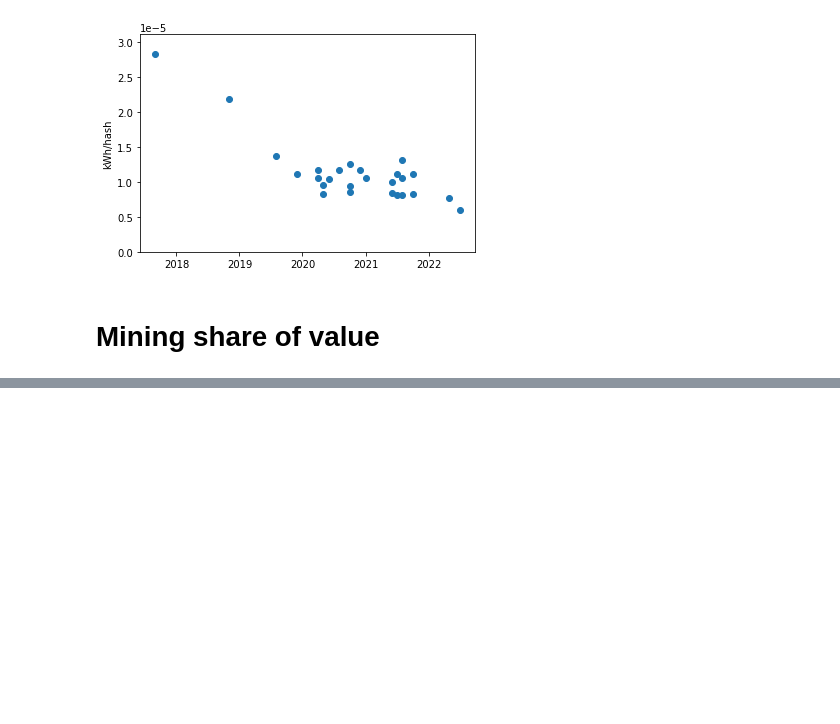
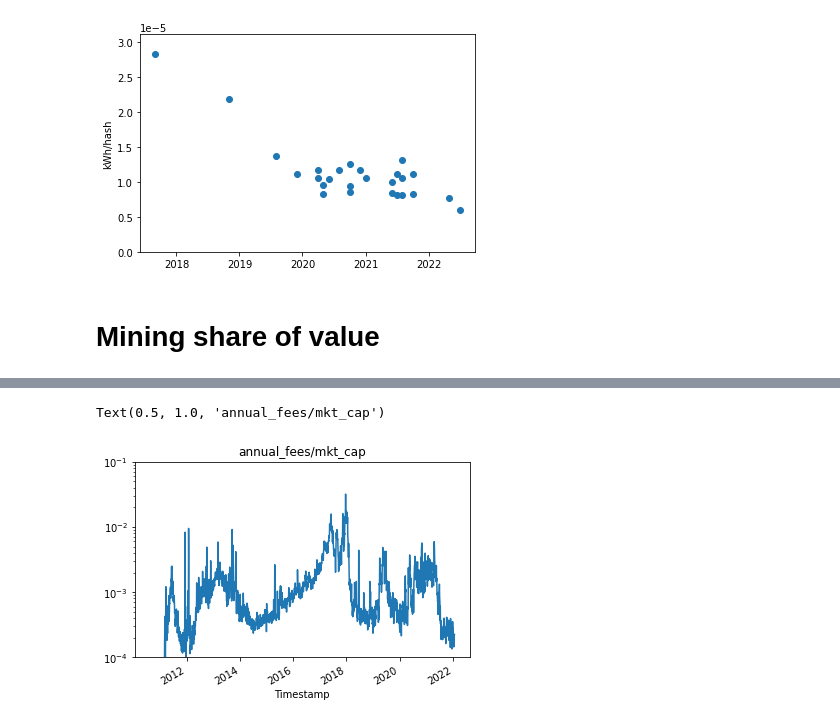
Before and after one commit to QRB-Labs/qrb, a Jupyter notebook: analysis/mining_dynamics.ipynb, the cells around one changed output, grey strips where cells are left out. Saved outputs shown, nothing was run; the diff lists cells and outputs as text; code cells hidden in the pictures; blank space fills up the shorter version.

```diff
--- a/analysis/mining_dynamics.ipynb
+++ b/analysis/mining_dynamics.ipynb
@@ -47,0 +54,8 @@ plt.yscale('log')
+# %%
+vtf.plot()
+plt.yscale('log')
+plt.ylim([1e-4,0.1])
+plt.title('annual_fees/mkt_cap')
+# %% [output]
+Text(0.5, 1.0, 'annual_fees/mkt_cap')
+[figure, added]
```
Also changed, not shown: parts of 3 cells of this notebook, 1 other file.
